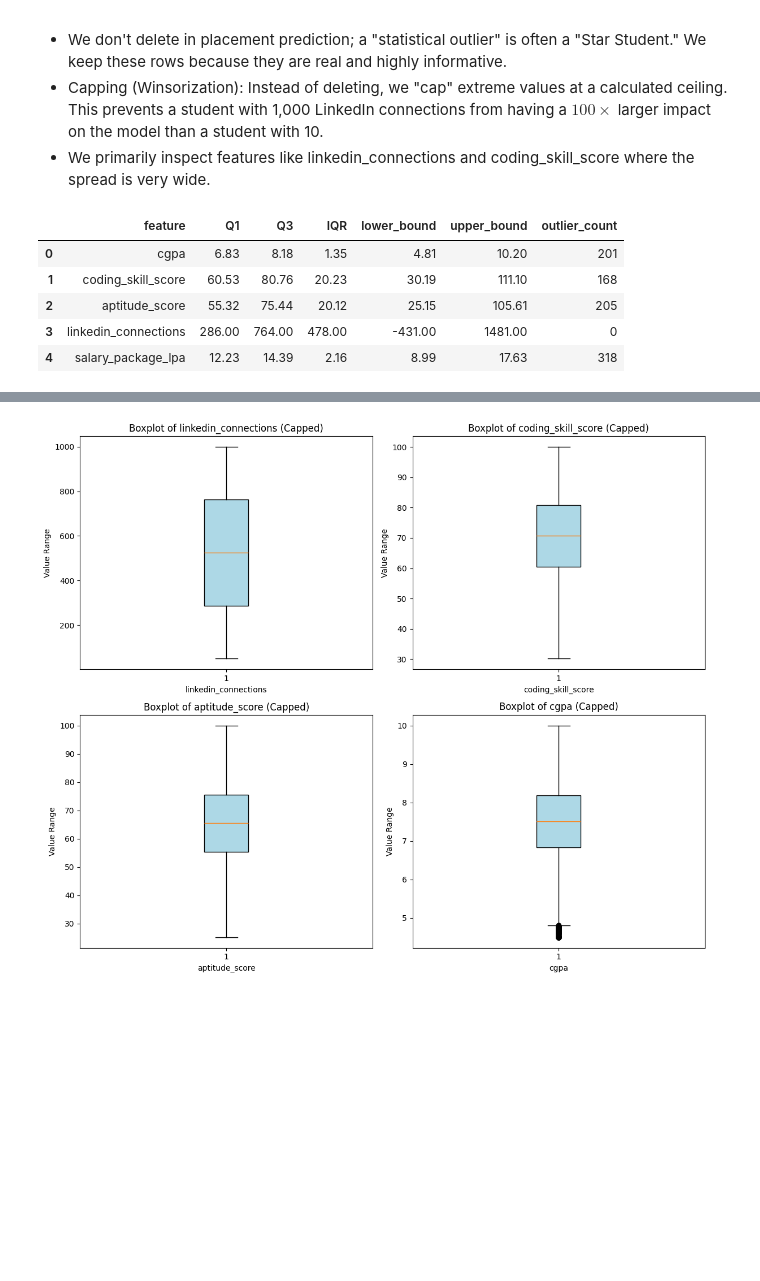
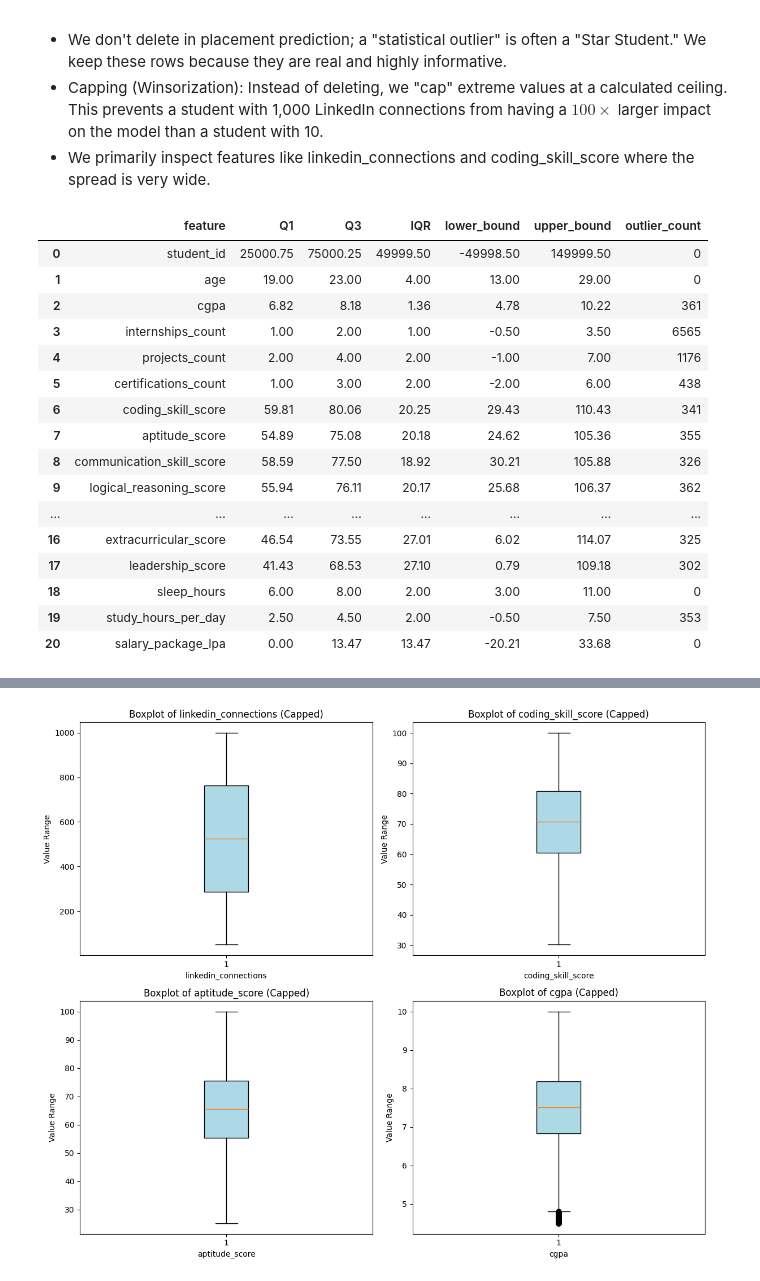
Before and after one commit to JoAz06/Workshop2Project, a Jupyter notebook: regression.ipynb, the cells around one changed output, grey strips where cells are left out. Drawn from its saved outputs; the diff is of its cells as text; code cells hidden in the pictures; blank space fills up the shorter version.

```diff
--- a/regression.ipynb
+++ b/regression.ipynb
@@ -288,10 +269,6 @@ Multiple high-end outliers represent elite salary packages, which we addressed u
 # %% [markdown]
 .... many missing things
 # %%
-# Categorical Variable Exploration for Student Data
-# We check the count of students in each category
-categorical_cols = ['gender', 'branch', 'college_tier', 'volunteer_experience']
-
 # We use a 2x2 grid since you have 4 categories
 plt.figure(figsize=(15, 10))
 
@@ -530,13 +491,13 @@ print("Total missing values:", df_clean.isna().sum().sum())
 Total missing values: 0
 # %%
 # Remove duplicates
-duplicates_before = df_clean.duplicated().sum()
-df_clean = df_clean.drop_duplicates().reset_index(drop=True)
-duplicates_after = df_clean.duplicated().sum()
+duplicates_before = df.duplicated().sum()
+df = df.drop_duplicates().reset_index(drop=True)
+duplicates_after = df.duplicated().sum()
 
 print("Duplicates before removal:", duplicates_before)
 print("Duplicates after removal:", duplicates_after)
-print("New shape:", df_clean.shape)
+print("New shape:", df.shape)
 # %% [output]
 Duplicates before removal: 0
 Duplicates after removal: 0
@@ -549,52 +510,51 @@ We use the IQR (Interquartile Range) rule to identify potential outliers in our
 - Capping (Winsorization): Instead of deleting, we "cap" extreme values at a calculated ceiling. This prevents a student with 1,000 LinkedIn connections from having a $100\times$ larger impact on the model than a student with 10.
 - We primarily inspect features like linkedin_connections and coding_skill_score where the spread is very wide.
 # %%
-import pandas as pd
-import numpy as np
-
 # 1. DEFINE the function (The computer "learns" it here)
 def iqr_outlier_summary(dataframe, columns):
     rows = []
     for col in columns:
         q1 = dataframe[col].quantile(0.25)
         q3 = dataframe[col].quantile(0.75)
         iqr = q3 - q1
         lower = q1 - 1.5 * iqr
         upper = q3 + 1.5 * iqr
         count = ((dataframe[col] < lower) | (dataframe[col] > upper)).sum()
         rows.append({
             "feature": col,
             "Q1": round(q1, 2),
             "Q3": round(q3, 2),
             "IQR": round(iqr, 2),
             "lower_bound": round(lower, 2),
             "upper_bound": round(upper, 2),
             "outlier_count": int(count)
         })
     return pd.DataFrame(rows)
 
 # 2. PREPARE the data
-# Make sure df_capped exists (run your loading cell first!)
 existing_numerical_cols = df.select_dtypes(include=[np.number]).columns.tolist()
 
-student_features = [col for col in [
-    "cgpa",
-    "coding_skill_score",
-    "aptitude_score",
-    "linkedin_connections",
-    "salary_package_lpa"
-] if col in existing_numerical_cols]
 
 # 3. RUN the function
-outlier_report = iqr_outlier_summary(df, student_features)
-display(outlier_report)
+display(iqr_outlier_summary(df, existing_numerical_cols))
 # %% [output]
 |  | feature | Q1 | Q3 | IQR | lower_bound | upper_bound | outlier_count |
-| 0 | cgpa | 6.83 | 8.18 | 1.35 | 4.81 | 10.20 | 201 |
-| 1 | coding_skill_score | 60.53 | 80.76 | 20.23 | 30.19 | 111.10 | 168 |
-| 2 | aptitude_score | 55.32 | 75.44 | 20.12 | 25.15 | 105.61 | 205 |
-| 3 | linkedin_connections | 286.00 | 764.00 | 478.00 | -431.00 | 1481.00 | 0 |
-| 4 | salary_package_lpa | 12.23 | 14.39 | 2.16 | 8.99 | 17.63 | 318 |
+| 0 | student_id | 25000.75 | 75000.25 | 49999.50 | -49998.50 | 149999.50 | 0 |
+| 1 | age | 19.00 | 23.00 | 4.00 | 13.00 | 29.00 | 0 |
+| 2 | cgpa | 6.82 | 8.18 | 1.36 | 4.78 | 10.22 | 361 |
+| 3 | internships_count | 1.00 | 2.00 | 1.00 | -0.50 | 3.50 | 6565 |
+| 4 | projects_count | 2.00 | 4.00 | 2.00 | -1.00 | 7.00 | 1176 |
+| 5 | certifications_count | 1.00 | 3.00 | 2.00 | -2.00 | 6.00 | 438 |
+| 6 | coding_skill_score | 59.81 | 80.06 | 20.25 | 29.43 | 110.43 | 341 |
+| 7 | aptitude_score | 54.89 | 75.08 | 20.18 | 24.62 | 105.36 | 355 |
+| 8 | communication_skill_score | 58.59 | 77.50 | 18.92 | 30.21 | 105.88 | 326 |
+| 9 | logical_reasoning_score | 55.94 | 76.11 | 20.17 | 25.68 | 106.37 | 362 |
+| ... | ... | ... | ... | ... | ... | ... | ... |
+| 16 | extracurricular_score | 46.54 | 73.55 | 27.01 | 6.02 | 114.07 | 325 |
+| 17 | leadership_score | 41.43 | 68.53 | 27.10 | 0.79 | 109.18 | 302 |
+| 18 | sleep_hours | 6.00 | 8.00 | 2.00 | 3.00 | 11.00 | 0 |
+| 19 | study_hours_per_day | 2.50 | 4.50 | 2.00 | -0.50 | 7.50 | 353 |
+| 20 | salary_package_lpa | 0.00 | 13.47 | 13.47 | -20.21 | 33.68 | 0 |
 # %%
 # Change df_cleaned to df (or df_imputed if you did that step)
 df_capped = df.copy()
```
Also changed, not shown: parts of 17 cells of this notebook.
